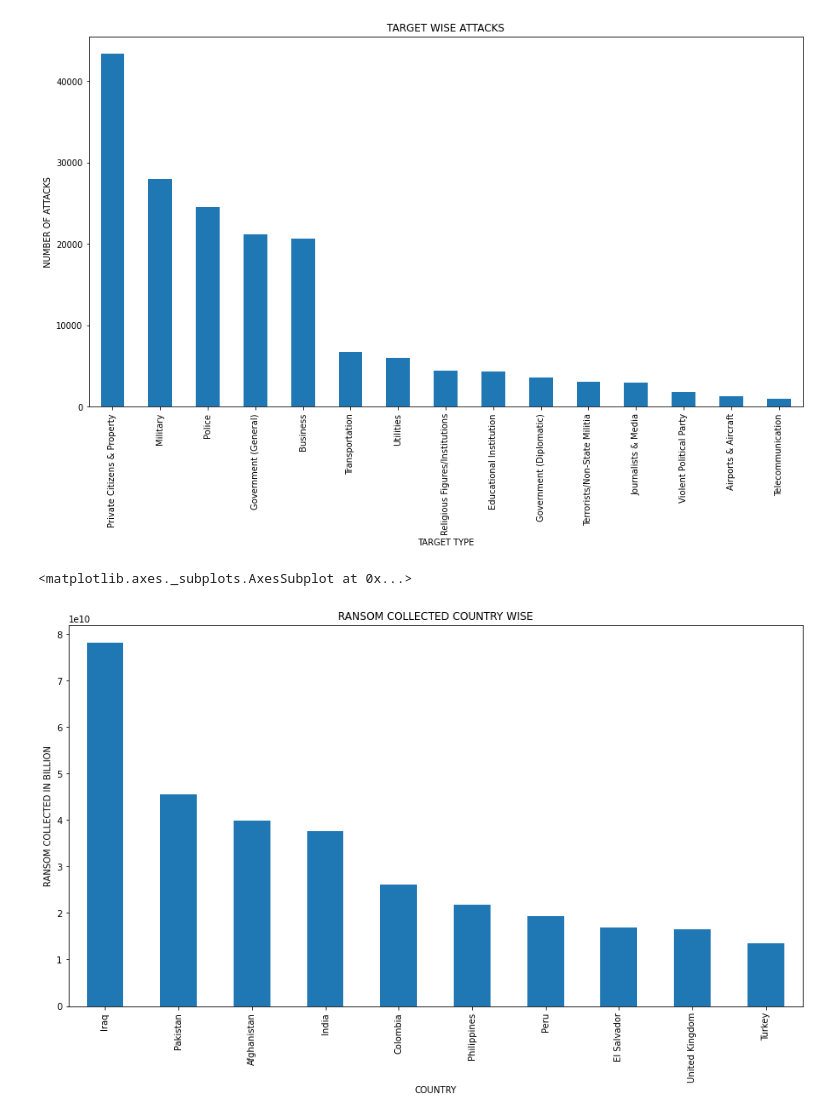
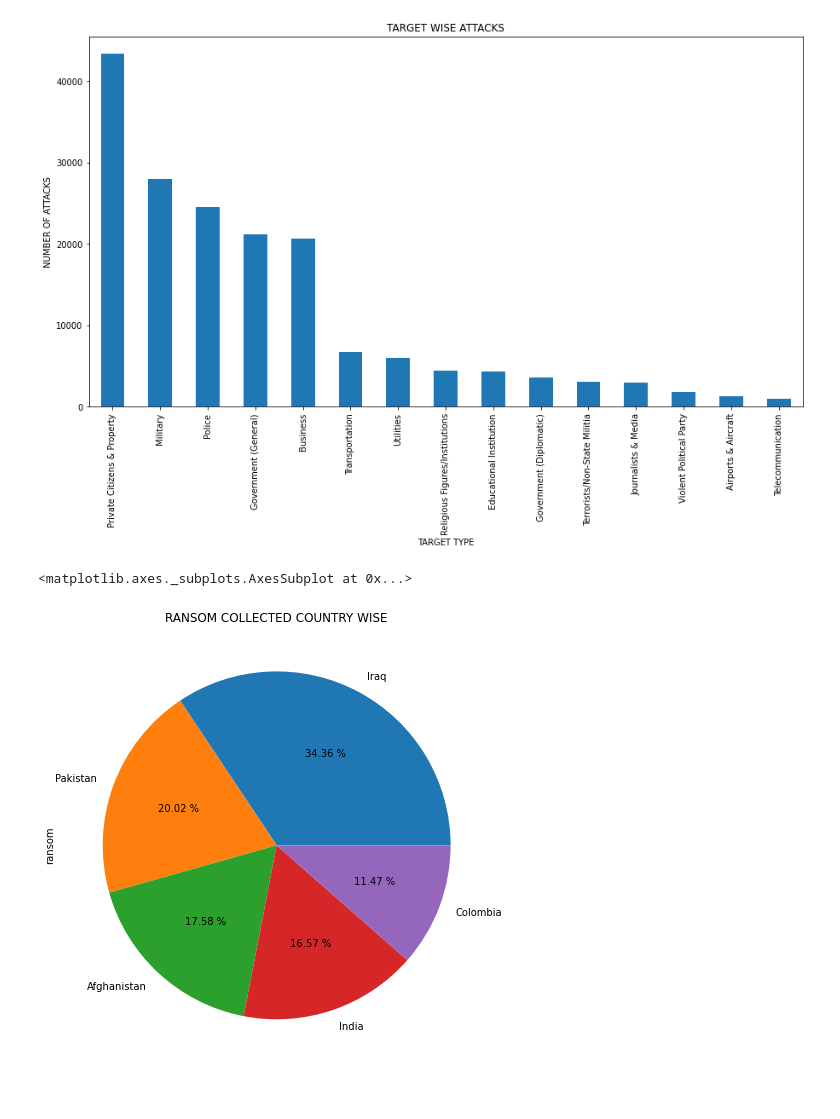
Before and after one commit to abjaffrey/EDA-on-Global-Terrorism-Analysis, a Jupyter notebook: Copy_of_Copy_of_Global_Terrorism_Analysis_Capstone_Project.ipynb, the cells around one changed output. Cells and saved outputs as stored; diff of their text form; code cells hidden in the pictures.

```diff
--- a/Copy_of_Copy_of_Global_Terrorism_Analysis_Capstone_Project.ipynb
+++ b/Copy_of_Copy_of_Global_Terrorism_Analysis_Capstone_Project.ipynb
@@ -207,7 +224,7 @@ target_df.groupby('target_type')['target_type'].count().sort_values(ascending=Fa
 # %%
 #Ransom collected country wise
 
-new_df.groupby('country')['ransom'].sum().sort_values(ascending=False)[:10].plot.bar(xlabel='COUNTRY',ylabel='RANSOM COLLECTED IN BILLION',title='RANSOM COLLECTED COUNTRY WISE',figsize=(15,8))
+new_df.groupby('country')['ransom'].sum().sort_values(ascending=False)[:5].plot.pie(title='RANSOM COLLECTED COUNTRY WISE',figsize=(15,8), autopct='%.2f %%')
 # %% [output]
 <matplotlib.axes._subplots.AxesSubplot at 0x...>
-[figure, old version]
+[figure, new version]
```
Also changed, not shown: parts of 5 cells of this notebook.
